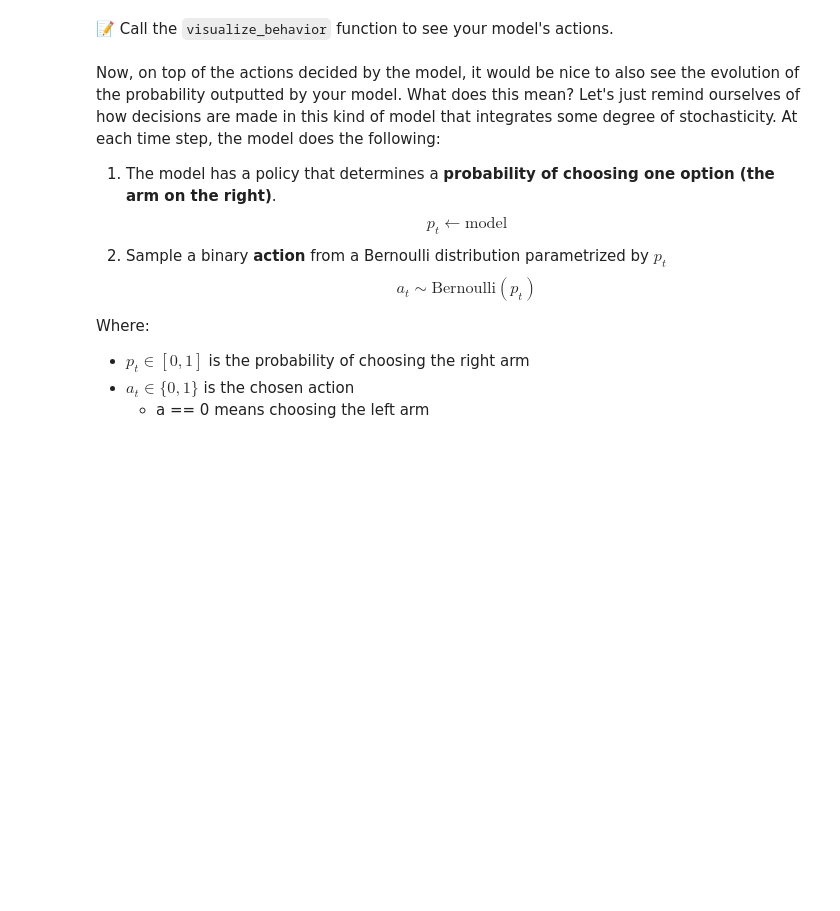
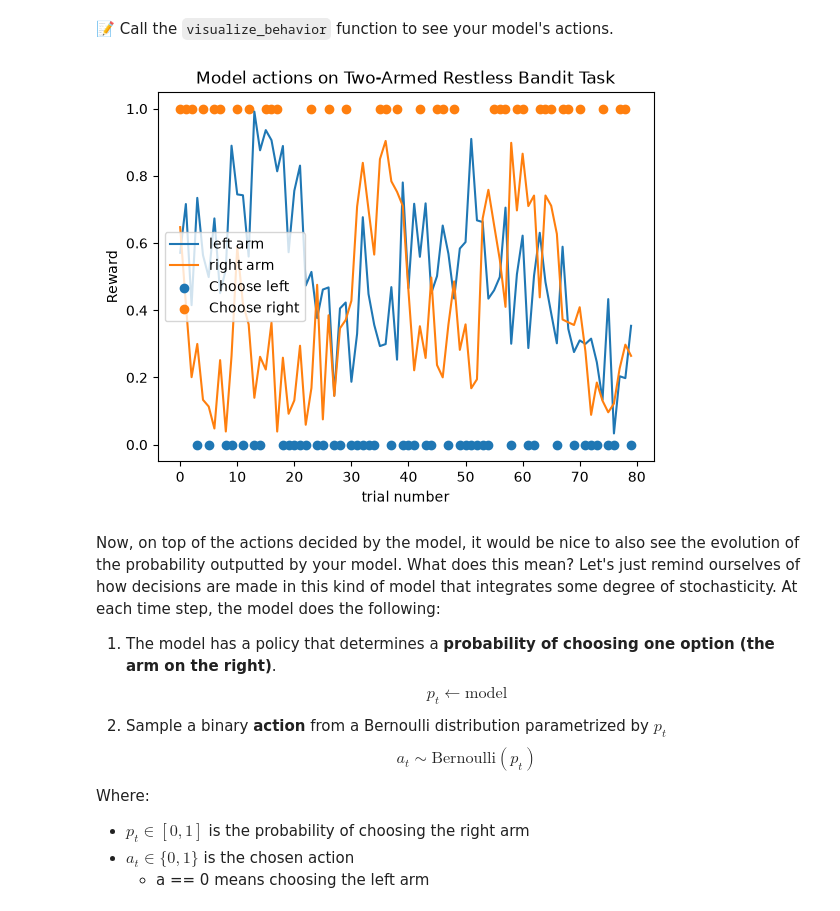
Before and after one commit to easiryne/cognitive-modeling-lab, a Jupyter notebook: TD_1/td1_notebook.ipynb, the cells around one changed output. Saved outputs shown, nothing was run; the diff lists cells and outputs as text; code cells hidden in the pictures; blank space fills up the shorter version.

```diff
--- a/TD_1/td1_notebook.ipynb
+++ b/TD_1/td1_notebook.ipynb
@@ -148,6 +148,9 @@ def visualize_behavior(bandit_data, actions):
 📝 Call the `visualize_behavior` function to see your model's actions.
 # %%
 # Your code here
+visualize_behavior(bandit_data, actions)
+# %% [output]
+[figure, added]
 # %% [markdown]
 Now, on top of the actions decided by the model, it would be nice to also see the evolution of the probability outputted by your model. What does this mean? Let's just remind ourselves of how decisions are made in this kind of model that integrates some degree of stochasticity. At each time step, the model does the following:
 1. The model has a policy that determines a **probability of choosing one option (the arm on the right)**.
```
Also changed, not shown: parts of 6 cells of this notebook.
